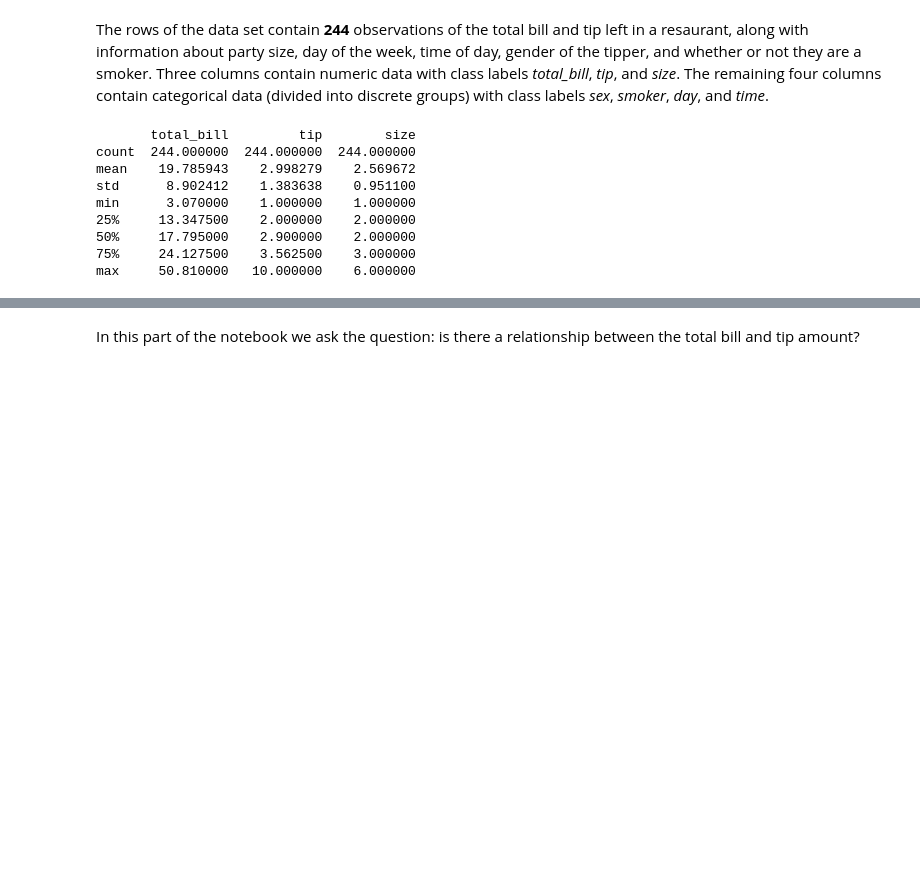
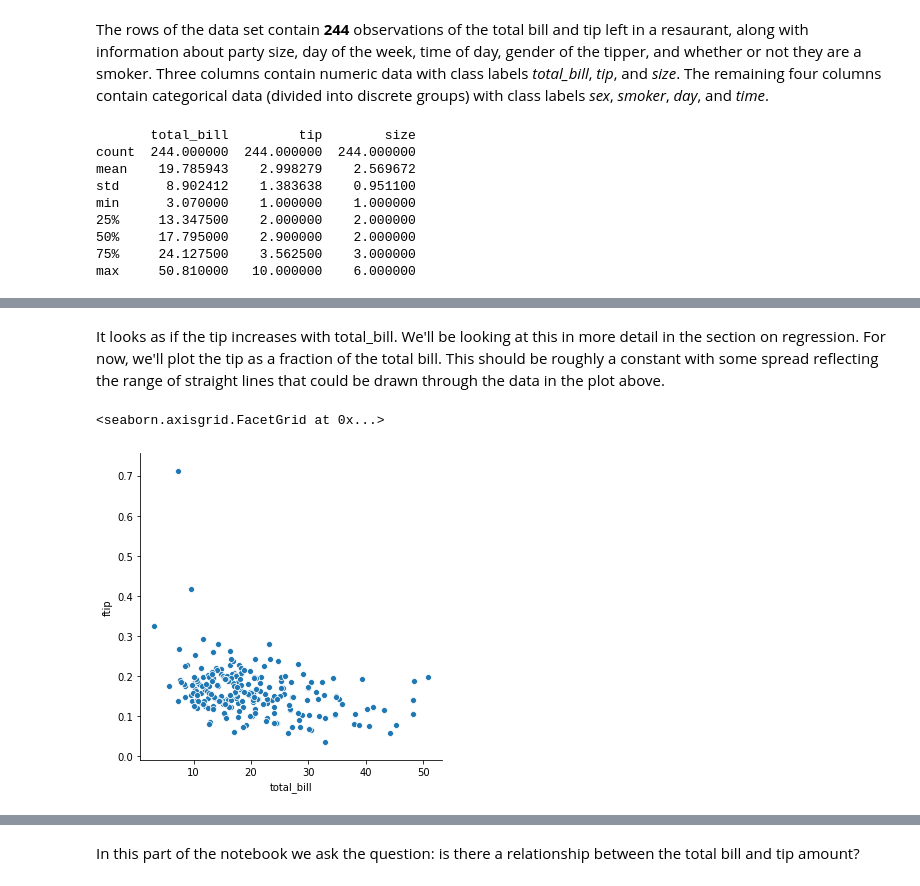
Before and after one commit to elizabethdaly/data-analysis-project, a Jupyter notebook: tips-data-analysis.ipynb, the cells around one changed output, grey strips where cells are left out. Saved outputs shown, nothing was run; the diff lists cells and outputs as text; code cells hidden in the pictures; blank space fills up the shorter version.

```diff
--- a/tips-data-analysis.ipynb
+++ b/tips-data-analysis.ipynb
@@ -52,0 +108,8 @@ I would say that the most important information contained in the data set is the
+# %% [markdown]
+It looks as if the tip increases with total_bill. We'll be looking at this in more detail in the section on regression. For now, we'll plot the tip as a fraction of the total bill. This should be roughly a constant with some spread reflecting the range of straight lines that could be drawn through the data in the plot above.
+# %%
+# Tip as a fraction of the total_bill.
+sns.relplot(x="total_bill", y="ftip", data=df)
+# %% [output]
+<seaborn.axisgrid.FacetGrid at 0x...>
+[figure, added]
```
Also changed, not shown: parts of 16 cells of this notebook, 1 other file.
